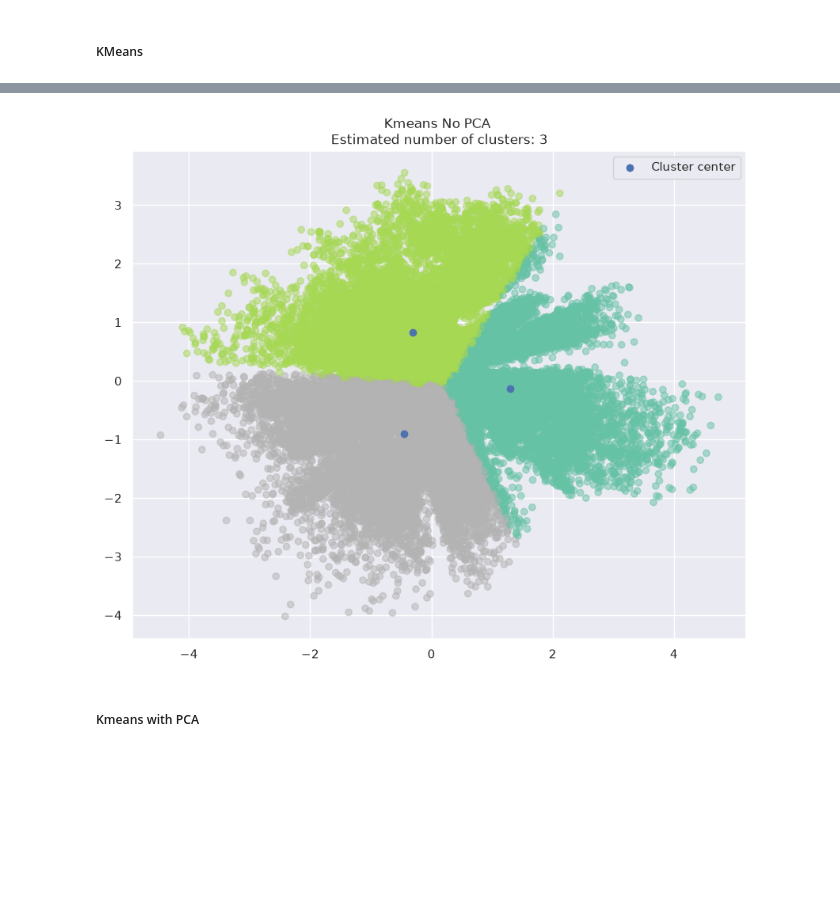
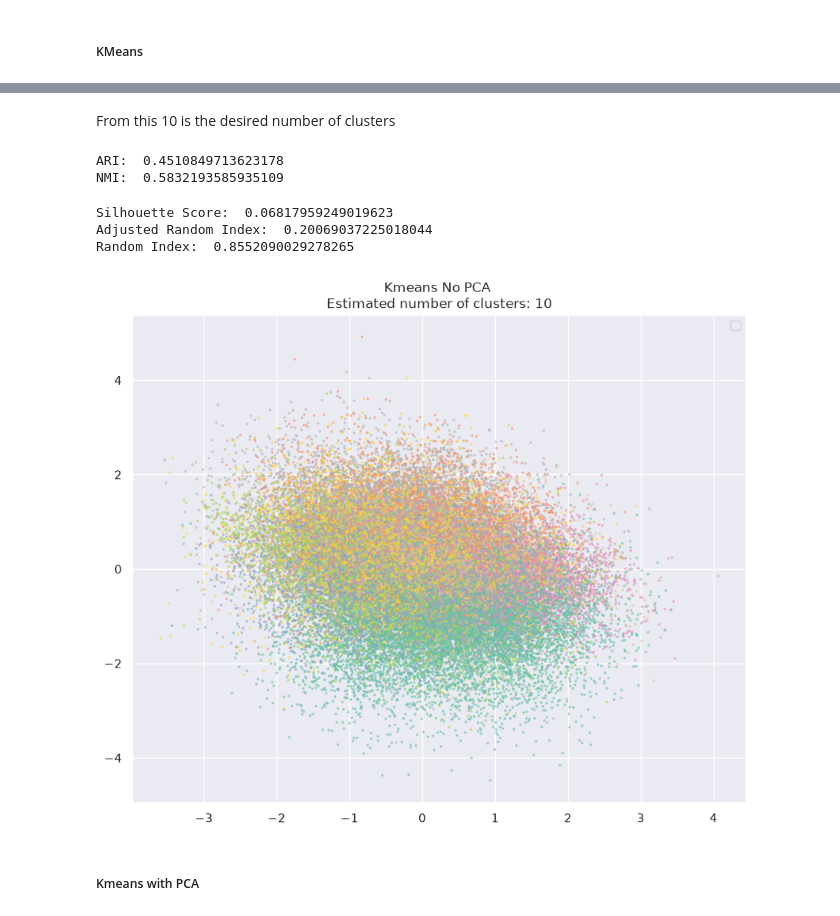
Before and after one commit to itsadhin/LatentSpace-Clustering, a Jupyter notebook: Clustering_KMIST.ipynb, the cells around one changed output, grey strips where cells are left out. Cells and saved outputs as stored; diff of their text form; code cells hidden in the pictures; blank space fills up the shorter version.

```diff
--- a/Clustering_KMIST.ipynb
+++ b/Clustering_KMIST.ipynb
@@ -15,6 +24,9 @@ from sklearn.cluster import DBSCAN
 train = np.load("Z_train.npy")
 scaler = StandardScaler()
 train_scaled = scaler.fit_transform(train)
+transform = transforms.Compose([transforms.ToTensor()])
+trainset = torchvision.datasets.KMNIST(
+    root='./data', train=True, download=True, transform=transform)
 # %% [markdown]
 ##### KMeans
 # %%
@@ -32,0 +46,13 @@ Using the elbow method we can see that the number of clusters that we can use he
+# %%
+y_true = trainset.targets.numpy()
+pca  = PCA()
+pca = PCA(n_components=0.80)
+pca.fit(train_scaled)
+scores_pca = pca.transform(train_scaled)
+u = umap.UMAP(n_components=10, random_state=42).fit_transform(scores_pca)
+for k in range(2, 16):
+    lab = KMeans(n_clusters=k, n_init=10, random_state=42).fit_predict(u)
+    print(k,
+          round(silhouette_score(u, lab, sample_size=10000, random_state=42), 3),  # higher score is better
+          round(calinski_harabasz_score(u, lab)),                                  # higher score is better
+          round(davies_bouldin_score(u, lab), 3))                                  # lower score is better
@@ -33,22 +74,37 @@ Using the elbow method we can see that the number of clusters that we can use he
+# %% [markdown]
+From this 10 is the desired number of clusters
+# %%
+y_true = trainset.targets.numpy()
+pca  = PCA()
+pca = PCA(n_components=0.80)
+pca.fit(train_scaled)
+scores_pca = pca.transform(train_scaled)
+emb = umap.UMAP(n_components=10, random_state=42).fit_transform(scores_pca)
+labels = KMeans(n_clusters=10, n_init=10, random_state=42).fit_predict(emb)
+print("ARI: ", adjusted_rand_score(y_true, labels))
+print("NMI: ", normalized_mutual_info_score(y_true, labels))
+# %% [output]
+ARI:  0.4510849713623178
+NMI:  0.5832193585935109
 # %%
-kmeans = KMeans(n_clusters=3,init="k-means++")
-kmeans.fit(train_scaled)
-labels = kmeans.predict(train_scaled)
+kmeans = KMeans(n_clusters=10,init="k-means++")
+labels = kmeans.fit_predict(train_scaled)
 
 x = train_scaled[:,0]
 y = train_scaled[:,1]
 plt.figure(figsize=(10,8))
-plt.scatter(x,y,c=labels,cmap="Set2",alpha=0.5)
-
-center = kmeans.cluster_centers_
-center_x = center[:,0]
-center_y = center[:,1]
-
-plt.scatter(center_x,center_y,label="Cluster center")
-plt.title(f"Kmeans No PCA \nEstimated number of clusters: 3")
+plt.scatter(x,y,c=labels,cmap="Set2",s=2, alpha=0.5)
+y_true = trainset.targets.numpy()
+print("Silhouette Score: ", silhouette_score(train_scaled, labels))
+print("Adjusted Random Index: ", adjusted_rand_score(y_true,labels))
+print("Random Index: ", rand_score(y_true,labels))
+plt.title(f"Kmeans No PCA \nEstimated number of clusters: 10")
 plt.legend()
 plt.show()
 # %% [output]
+Silhouette Score:  0.06817959249019623
+Adjusted Random Index:  0.20069037225018044
+Random Index:  0.8552090029278265
-[figure, old version]
+[figure, new version]
 # %% [markdown]
 ##### Kmeans with PCA
```
Also changed, not shown: parts of 18 cells of this notebook.
